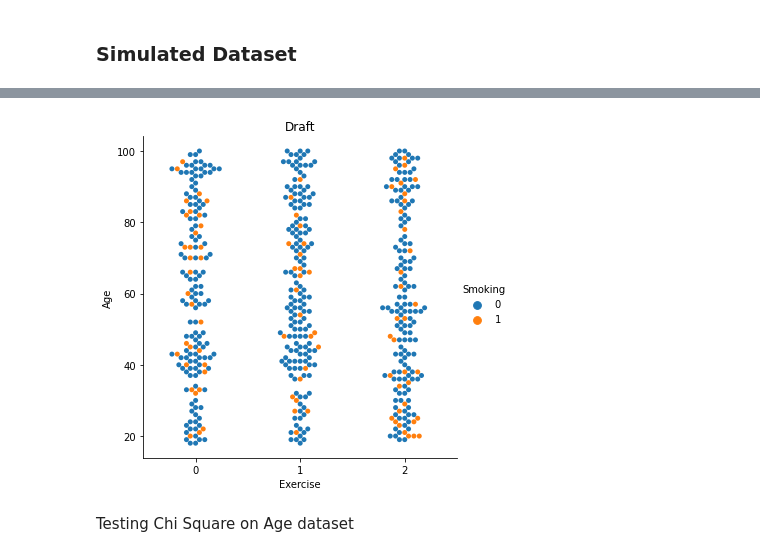
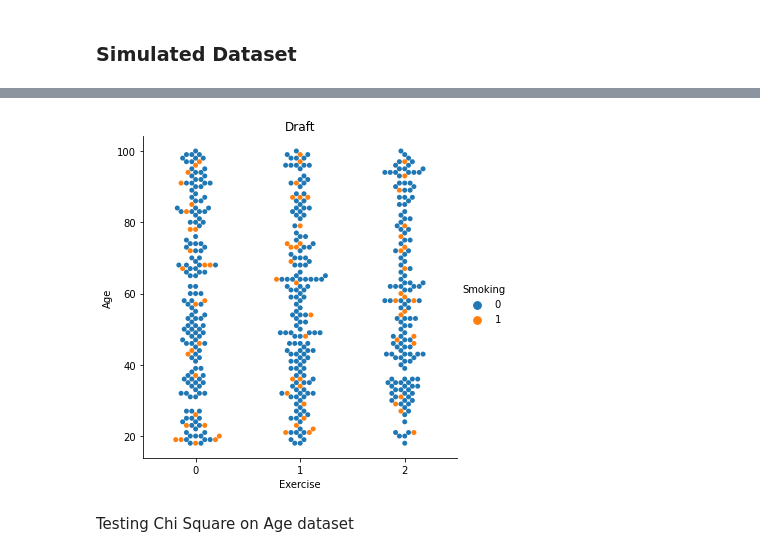
Before and after one commit to jonkavana/PODA-Simulation-2020, a Jupyter notebook: Phenomenon Simulated Data.ipynb, the cells around one changed output, grey strips where cells are left out. Cells and saved outputs as stored; diff of their text form; code cells hidden in the pictures.

```diff
--- a/Phenomenon Simulated Data.ipynb
+++ b/Phenomenon Simulated Data.ipynb
@@ -431,5 +456,5 @@ HealthDataFrame
 500 rows × 4 columns
 # %%
-sns.catplot(data=ab, x="Exercise", y="Age", hue="Smoking", kind="swarm").set(title="Draft");
+sns.catplot(data=HealthDataFrame, x="Exercise", y="Age", hue="Smoking", kind="swarm").set(title="Draft");
 # %% [output]
-[figure, old version]
+[figure, new version]
```
Also changed, not shown: parts of 35 cells of this notebook.
